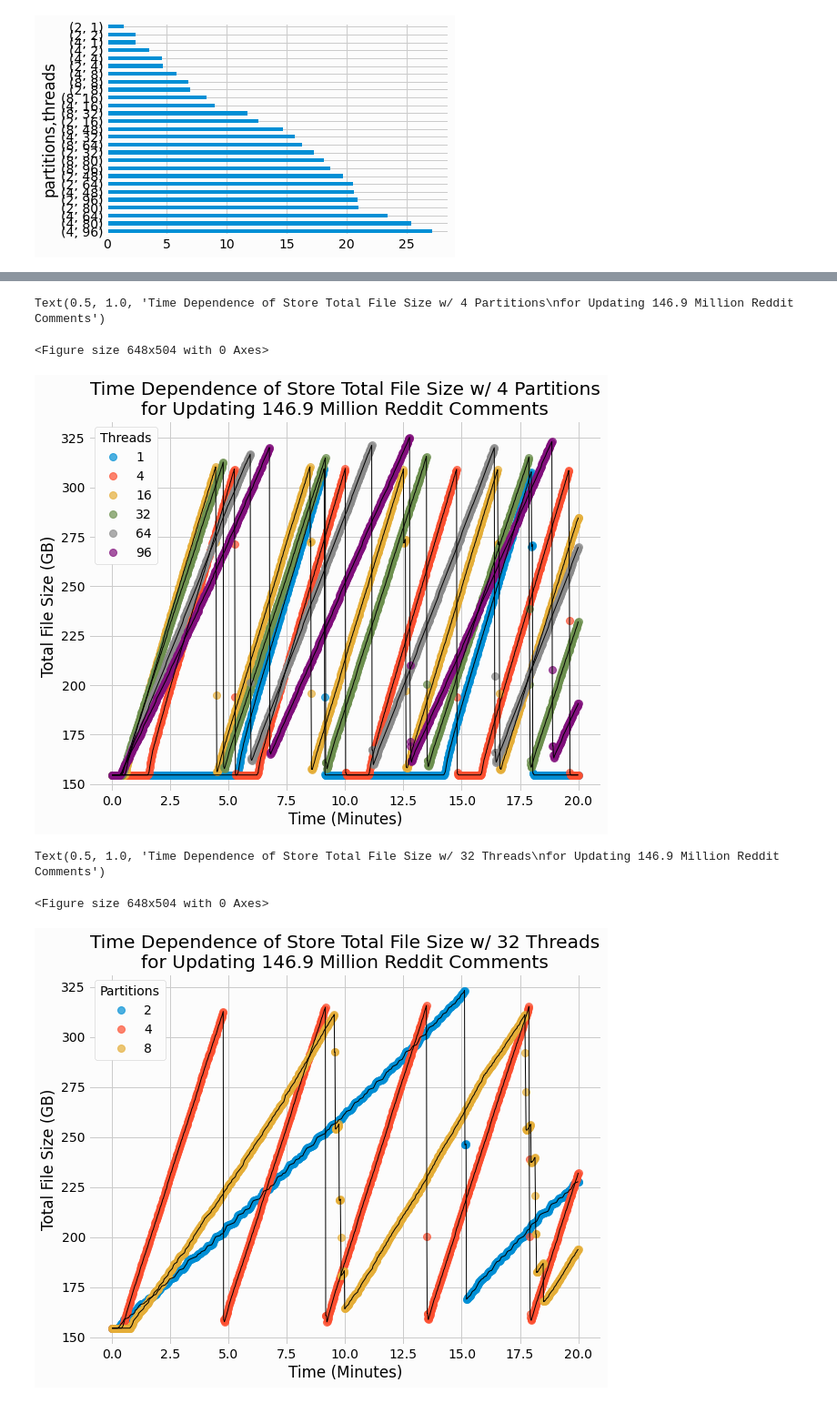
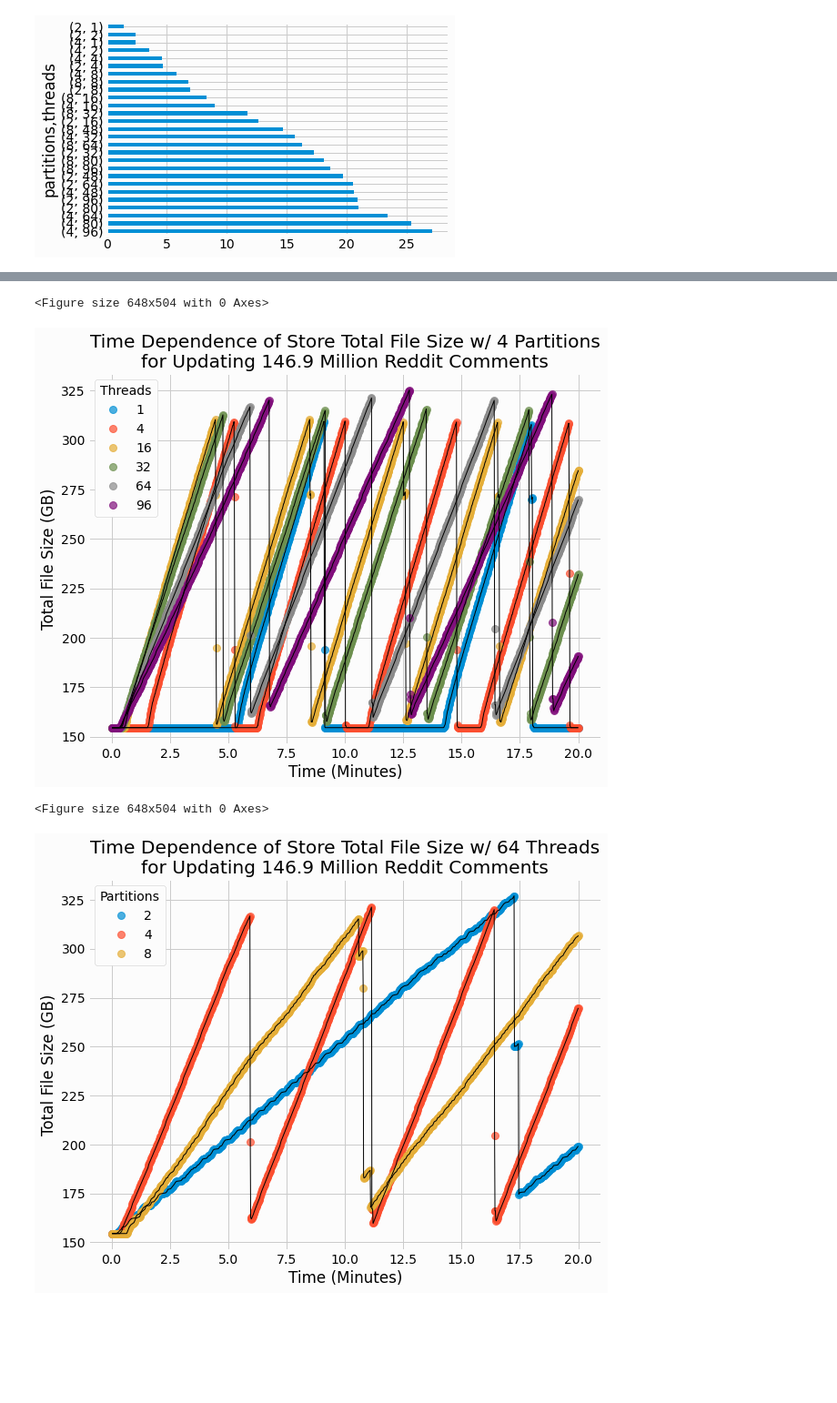
Before and after one commit to DBFromZero/dbf0analysis, a Jupyter notebook: benchmark_doc.ipynb, the cells around one changed output, grey strips where cells are left out. Shown at 91% size. Drawn from its saved outputs; the diff is of its cells as text; code cells hidden in the pictures; blank space fills up the shorter version.

Commit message:
revised benchmarking of doc store

```diff
--- a/benchmark_doc.ipynb
+++ b/benchmark_doc.ipynb
@@ -91,3 +92,6 @@ def time_plot(results, y_col, label_func, t_scale=1.0/60.0, y_scale=1, rate=1, a
             ax.plot(t, y, 'o', color=color, alpha=0.7, ms=8, zorder=1,
                     label=label_func(index, row))
             ax.plot(t, y, '-', color='k', lw=1, alpha=1, zorder=3)
+# %%
+def savefig(name, fig=None):
+    (fig or plt.gcf()).savefig(f'{figdir}/{name}.png', bbox_inches='tight')
@@ -93,0 +100,4 @@ def time_plot(results, y_col, label_func, t_scale=1.0/60.0, y_scale=1, rate=1, a
+# %%
+line_lens = pd.read_csv('results/doc/line_lens.txt', sep=' ', names=['len', 'count'], header=None)
+line_lens['len'] -= 1 # drop newline
+line_lens.head()
@@ -93,0 +111,3 @@ def time_plot(results, y_col, label_func, t_scale=1.0/60.0, y_scale=1, rate=1, a
+# %%
+entries = line_lens['count'].sum()
+f'{entries:.2e}'
@@ -251,4 +347,5 @@ update_results.set_index(['partitions', 'threads'])['updates'].sort_values(ascen
 # %%
 update_results['rate'] = update_results['updates'] / update_results['duration']
 update_results.set_index(['partitions', 'threads'])['rate'].sort_index(ascending=False).div(1e3).plot.barh()
+update_results.set_index(['partitions', 'threads'])['rate'].max() / 1e3
 # %% [output]
@@ -320,25 +413,25 @@ plt.legend(loc='upper left', ncol=1, title='Threads', framealpha=1)
 plt.xlabel('Time (Minutes)')
 plt.title(f'Time Dependence of Store Total File Size w/ 4 Partitions'
           f'\nfor Updating {entries/1e6:.1f} Million Reddit Comments')
+savefig('doc_update_time_dependence_size_threads')
 # %% [output]
-Text(0.5, 1.0, 'Time Dependence of Store Total File Size w/ 4 Partitions\nfor Updating 146.9 Million Reddit Comments')
+<Figure size 648x504 with 0 Axes>
-<Figure size 648x504 with 0 Axes>
 [figure]
 # %%
 
 plt.figure(figsize=(9,7))
 
-time_plot(update_results[(update_results['threads'] == 32)]
+time_plot(update_results[(update_results['threads'] == 64)]
           .sort_values('partitions', ascending=True),
           y_col='size', y_scale=1e-9, spline=False,
           label_func=lambda ix, row: str(row['partitions']))
 
 plt.ylabel('Total File Size (GB)')
 plt.legend(loc='upper left', ncol=1, title='Partitions', framealpha=1)
 plt.xlabel('Time (Minutes)')
-plt.title(f'Time Dependence of Store Total File Size w/ 32 Threads'
+plt.title(f'Time Dependence of Store Total File Size w/ 64 Threads'
           f'\nfor Updating {entries/1e6:.1f} Million Reddit Comments')
+savefig('doc_update_time_dependence_size_partitions')
 # %% [output]
-Text(0.5, 1.0, 'Time Dependence of Store Total File Size w/ 32 Threads\nfor Updating 146.9 Million Reddit Comments')
+<Figure size 648x504 with 0 Axes>
-<Figure size 648x504 with 0 Axes>
-[figure, old version]
+[figure, new version]
```
Also changed, not shown: parts of 26 cells of this notebook.
